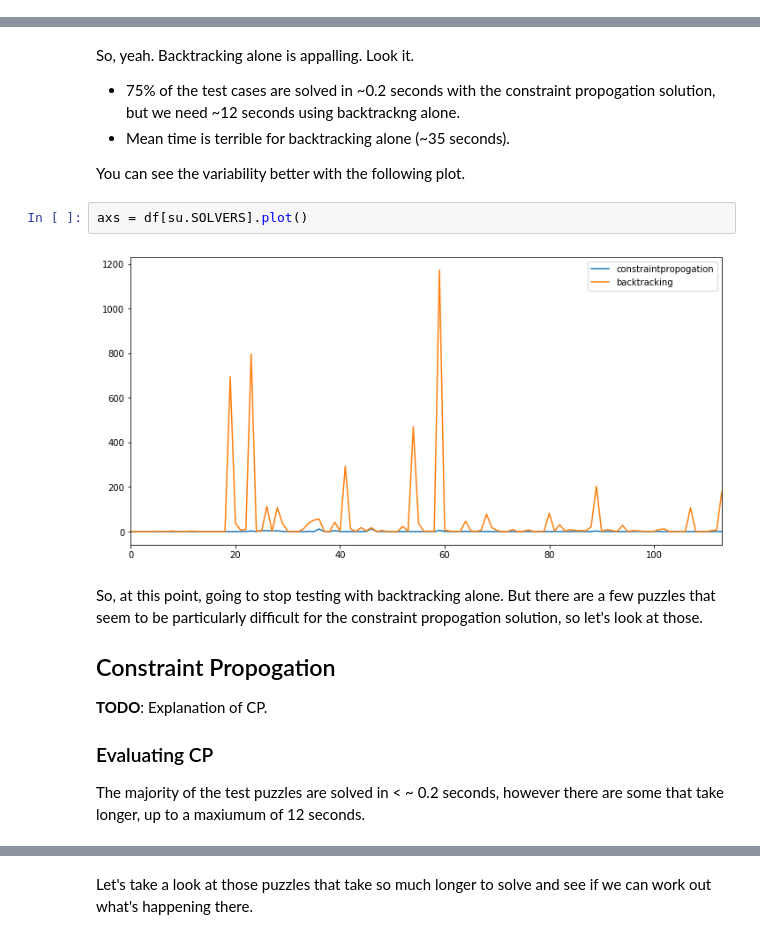
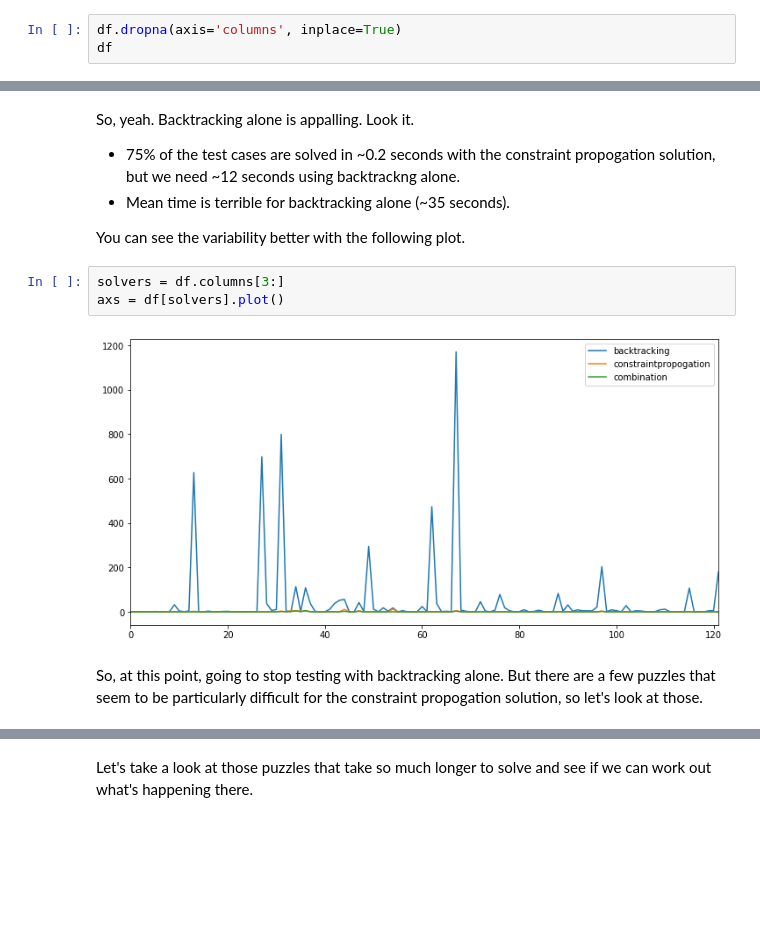
Before and after one commit to hissohathair/puzzle-solvers, a Jupyter notebook: Sudoku Solver.ipynb, the cells around one changed output, grey strips where cells are left out. Cells and saved outputs as stored; diff of their text form; blank space fills up the shorter version.

```diff
--- a/Sudoku Solver.ipynb
+++ b/Sudoku Solver.ipynb
@@ -174,0 +370,3 @@ df.describe()
+# %%
+df.dropna(axis='columns', inplace=True)
+df
@@ -179,17 +391,10 @@ So, yeah. Backtracking alone is appalling. Look it.
 * Mean time is terrible for backtracking alone (~35 seconds).
 
 You can see the variability better with the following plot.
-# %%
-axs = df[su.SOLVERS].plot()
-# %% [output]
-[figure, removed]
+# %%
+solvers = df.columns[3:]
+axs = df[solvers].plot()
+# %% [output]
+[figure, added]
 # %% [markdown]
 So, at this point, going to stop testing with backtracking alone. But there are a few puzzles that seem to be particularly difficult for the constraint propogation solution, so let's look at those.
-
-## Constraint Propogation
-
-**TODO**: Explanation of CP.
-
-### Evaluating CP
-
-The majority of the test puzzles are solved in < ~ 0.2 seconds, however there are some that take longer, up to a maxiumum of 12 seconds.
```
Also changed, not shown: parts of 49 cells of this notebook, 3 other files.
